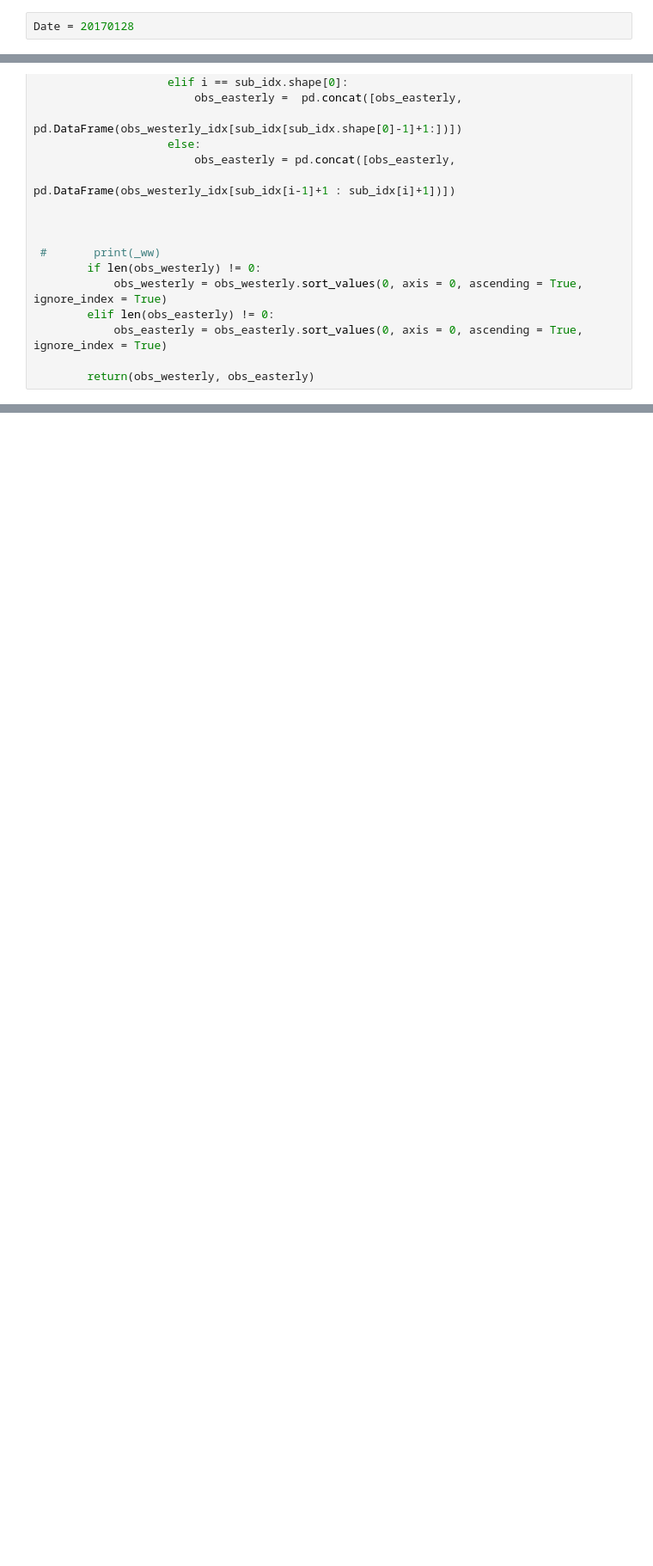
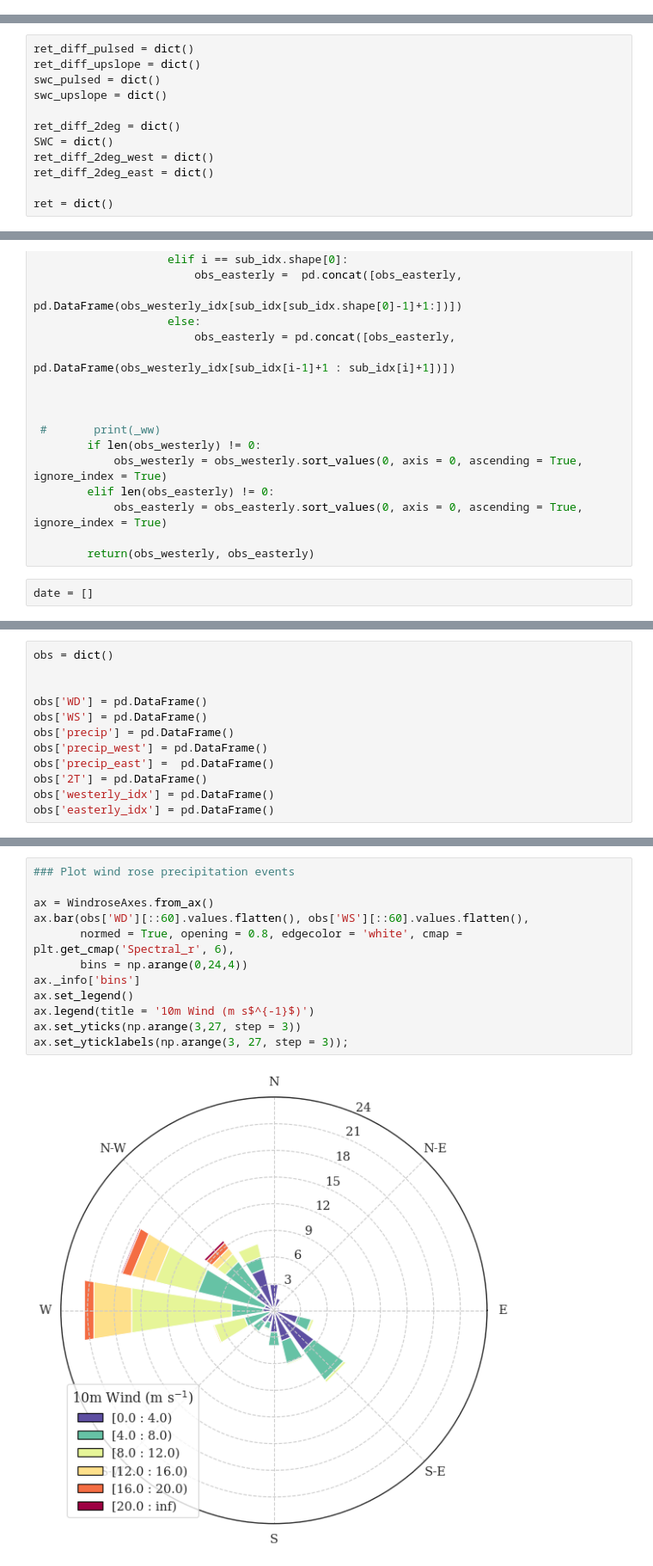
Before and after one commit to franzihe/Haukeliseter_16_17, a Jupyter notebook: write_nc_precip_day_wind_regime_temp_condition_V2.ipynb, the cells around one changed output, grey strips where cells are left out. Shown at 86% size. Drawn from its saved outputs; the diff is of its cells as text; blank space fills up the shorter version.

```diff
--- a/write_nc_precip_day_wind_regime_temp_condition_V2.ipynb
+++ b/write_nc_precip_day_wind_regime_temp_condition_V2.ipynb
@@ -157,2 +52,0 @@ for month in m:
-# %%
-Date = 20170128
@@ -170,0 +53,12 @@ Date = 20170128
+# %%
+ret_diff_pulsed = dict()
+ret_diff_upslope = dict()
+swc_pulsed = dict()
+swc_upslope = dict()
+
+ret_diff_2deg = dict()
+SWC = dict()
+ret_diff_2deg_west = dict()
+ret_diff_2deg_east = dict()
+
+ret = dict()
@@ -254,3 +159,5 @@ def wind_assignment_lower_10min(obs_westerly_idx, obs_easterly_idx):
             obs_easterly = obs_easterly.sort_values(0, axis = 0, ascending = True, ignore_index = True)
 
         return(obs_westerly, obs_easterly)
+# %%
+date = []
@@ -256,0 +425,12 @@ def wind_assignment_lower_10min(obs_westerly_idx, obs_easterly_idx):
+# %%
+obs = dict()
+
+
+obs['WD'] = pd.DataFrame()
+obs['WS'] = pd.DataFrame()
+obs['precip'] = pd.DataFrame()
+obs['precip_west'] = pd.DataFrame()
+obs['precip_east'] =  pd.DataFrame()
+obs['2T'] = pd.DataFrame()
+obs['westerly_idx'] = pd.DataFrame()
+obs['easterly_idx'] = pd.DataFrame()
@@ -256,0 +523,14 @@ def wind_assignment_lower_10min(obs_westerly_idx, obs_easterly_idx):
+# %%
+### Plot wind rose precipitation events
+
+ax = WindroseAxes.from_ax()
+ax.bar(obs['WD'][::60].values.flatten(), obs['WS'][::60].values.flatten(),
+       normed = True, opening = 0.8, edgecolor = 'white', cmap = plt.get_cmap('Spectral_r', 6),
+       bins = np.arange(0,24,4))
+ax._info['bins']
+ax.set_legend()
+ax.legend(title = '10m Wind (m s$^{-1}$)')
+ax.set_yticks(np.arange(3,27, step = 3))
+ax.set_yticklabels(np.arange(3, 27, step = 3));
+# %% [output]
+[figure, added]
```
Also changed, not shown: parts of 32 cells of this notebook.
